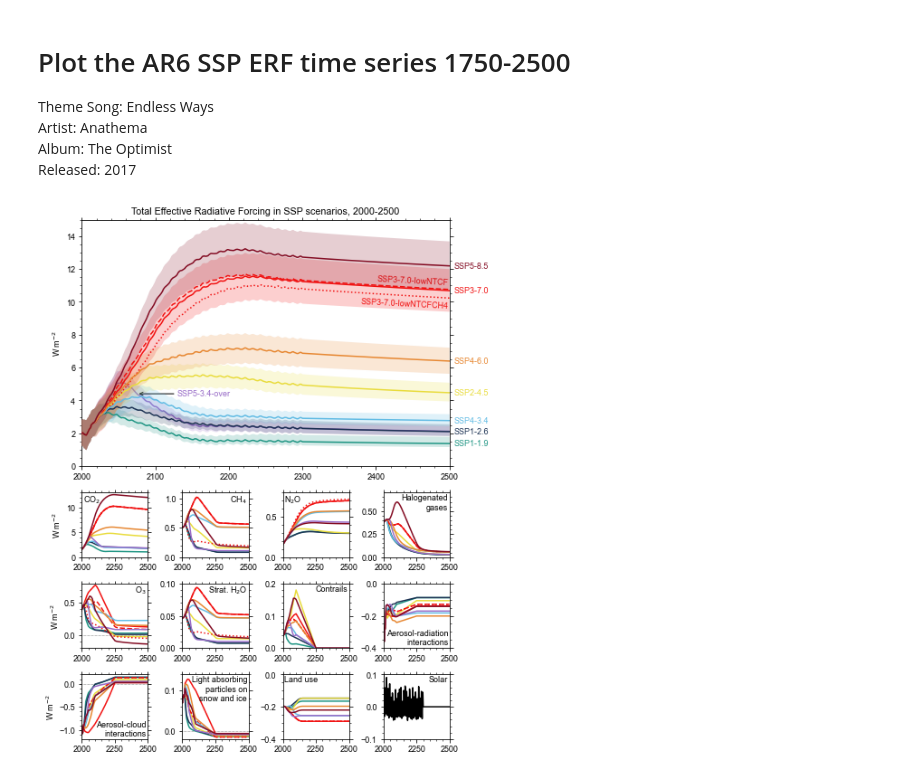
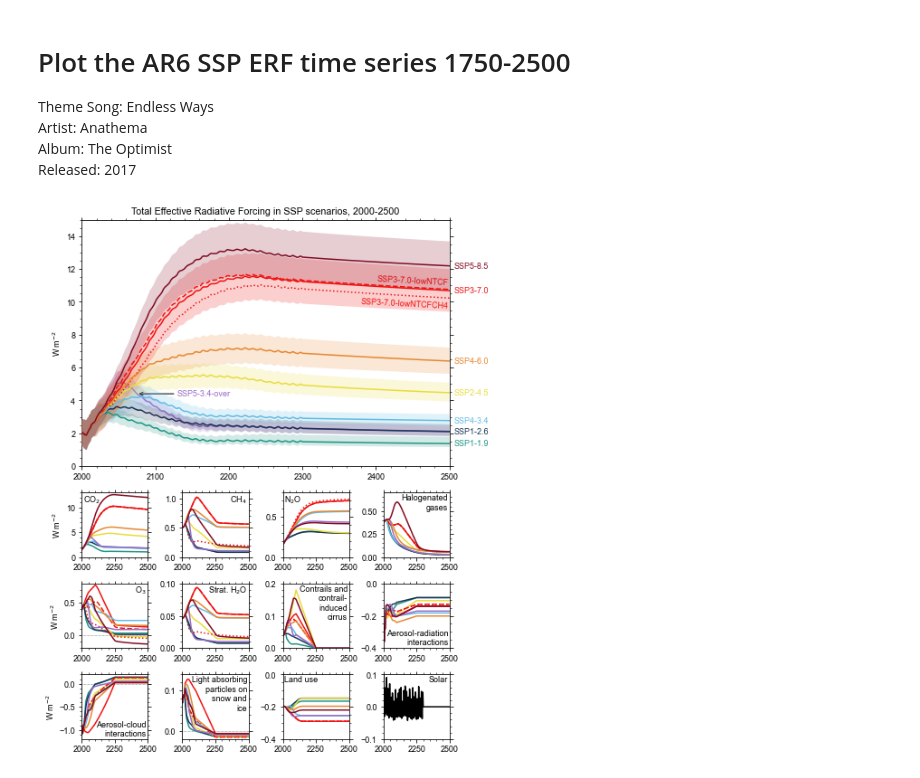
Before and after one commit to chrisroadmap/ar6, a Jupyter notebook: notebooks/115_chapter7_fig7.SM.1.ipynb, the cells around one changed output. Drawn from its saved outputs; the diff is of its cells as text; code cells hidden in the pictures.

```diff
--- a/notebooks/115_chapter7_fig7.SM.1.ipynb
+++ b/notebooks/115_chapter7_fig7.SM.1.ipynb
@@ -142,35 +142,35 @@ ax_n2o.text(0.02, 0.98, 'N$_2$O', va='top', ha='left', transform=ax_n2o.transAxe
 ax_oth.text(0.98, 0.98, 'Halogenated\ngases', va='top', ha='right', transform=ax_oth.transAxes)
 ax_ozo.text(0.98, 0.98, 'O$_3$', va='top', ha='right', transform=ax_ozo.transAxes)
 ax_h2o.text(0.98, 0.98, 'Strat. H$_2$O', va='top', ha='right', transform=ax_h2o.transAxes)
-ax_con.text(0.98, 0.98, 'Contrails', va='top', ha='right', transform=ax_con.transAxes)
+ax_con.text(0.98, 0.98, 'Contrails and\ncontrail-\ninduced\ncirrus', va='top', ha='right', transform=ax_con.transAxes)
 ax_ari.text(0.98, 0.02, 'Aerosol-radiation\ninteractions', va='bottom', ha='right', transform=ax_ari.transAxes)
 ax_aci.text(0.98, 0.02, 'Aerosol-cloud\ninteractions', va='bottom', ha='right', transform=ax_aci.transAxes)
-ax_bcs.text(0.98, 0.98, 'Light absorbing\nparticles on\nsnow and ice', va='top', ha='right', transform=ax_bcs.transAxes)
+ax_bcs.text(0.98, 0.98, 'Light absorbing\nparticles on\nsnow and\nice', va='top', ha='right', transform=ax_bcs.transAxes)
 ax_lnd.text(0.02, 0.98, 'Land use', va='top', ha='left', transform=ax_lnd.transAxes)
 ax_nat.text(0.98, 0.98, 'Solar', va='top', ha='right', transform=ax_nat.transAxes)
 
 ax_co2.set_ylabel('W m$^{-2}$')
 ax_ozo.set_ylabel('W m$^{-2}$')
 ax_aci.set_ylabel('W m$^{-2}$')
 
 ax_main.text(2506, forcing['ssp585']['total'][750], 'SSP5-8.5', color=colors['ssp585'], va='center', ha='left')
 ax_main.text(2506, forcing['ssp370']['total'][750], 'SSP3-7.0', color=colors['ssp370'], va='center', ha='left')
 ax_main.text(2499, forcing['ssp370-lowNTCF']['total'][750]+.2, 'SSP3-7.0-lowNTCF', color=colors['ssp370'], va='bottom', ha='right', rotation=-3)
 ax_main.text(2499, forcing['ssp370-lowNTCFCH4']['total'][750]+0.05, 'SSP3-7.0-lowNTCFCH4', color=colors['ssp370'], va='top', ha='right', rotation=-3)
 ax_main.text(2506, forcing['ssp460']['total'][750], 'SSP4-6.0', color=colors['ssp460'], va='center', ha='left')
 ax_main.text(2506, forcing['ssp245']['total'][750], 'SSP2-4.5', color=colors['ssp245'], va='center', ha='left')
 ax_main.text(2506, forcing['ssp434']['total'][750], 'SSP4-3.4', color=colors['ssp434'], va='center', ha='left')
 #ax_main.text(2499, forcing['ssp534-over']['total'][700], 'SSP5-3.4-over', color=colors['ssp534-over'], va='bottom', ha='right')
 ax_main.text(2506, forcing['ssp126']['total'][750], 'SSP1-2.6', color=colors['ssp126'], va='center', ha='left')
 ax_main.text(2506, forcing['ssp119']['total'][750], 'SSP1-1.9', color=colors['ssp119'], va='center', ha='left')
 ax_main.annotate('SSP5-3.4-over', arrowprops={'arrowstyle':'->'}, xy=(2075, forcing['ssp534-over']['total'][325]), xytext=(2130, forcing['ssp534-over']['total'][325]), color=colors['ssp534-over'], va='center')
 #ax_main.annotate('ssp370-lowNTCFCH4', arrowprops={'arrowstyle':'->'}, xy=(2400, forcing['ssp370-lowNTCFCH4']['total'][650]), xytext=(2400, 9), color=colors['ssp370-lowNTCFCH4'], va='center', ha='center')
 #ax_main.annotate('ssp370-lowNTCF', arrowprops={'arrowstyle':'->'}, xy=(2100, forcing['ssp370-lowNTCF']['total'][350]), xytext=(2050, 12), color=colors['ssp370-lowNTCF'], va='center', ha='center')
 
 
 pl.tight_layout()
 pl.savefig('../figures/fig7.SM.1.png', dpi=300)
 pl.savefig('../figures/fig7.SM.1.pdf')
 #pl.savefig('/nfs/see-fs-02_users/mencsm/ssp_erf/total.png')
 # %% [output]
-[figure, old version]
+[figure, new version]
```
Also changed, not shown: 8 other files.
